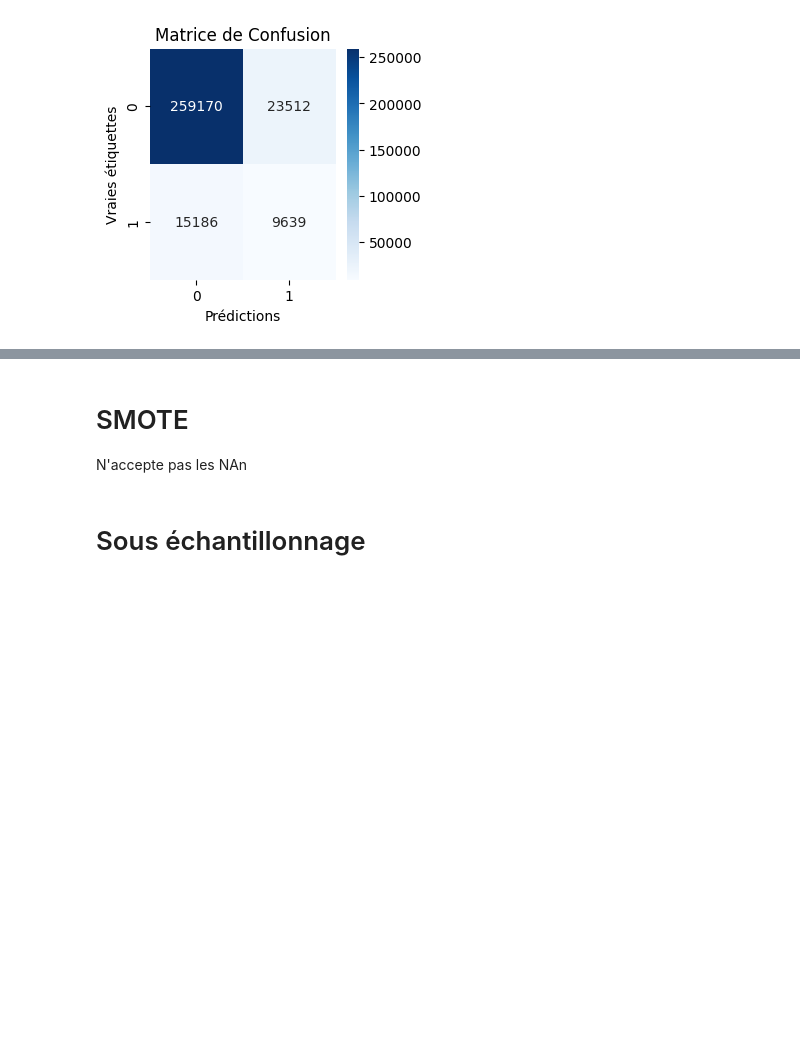
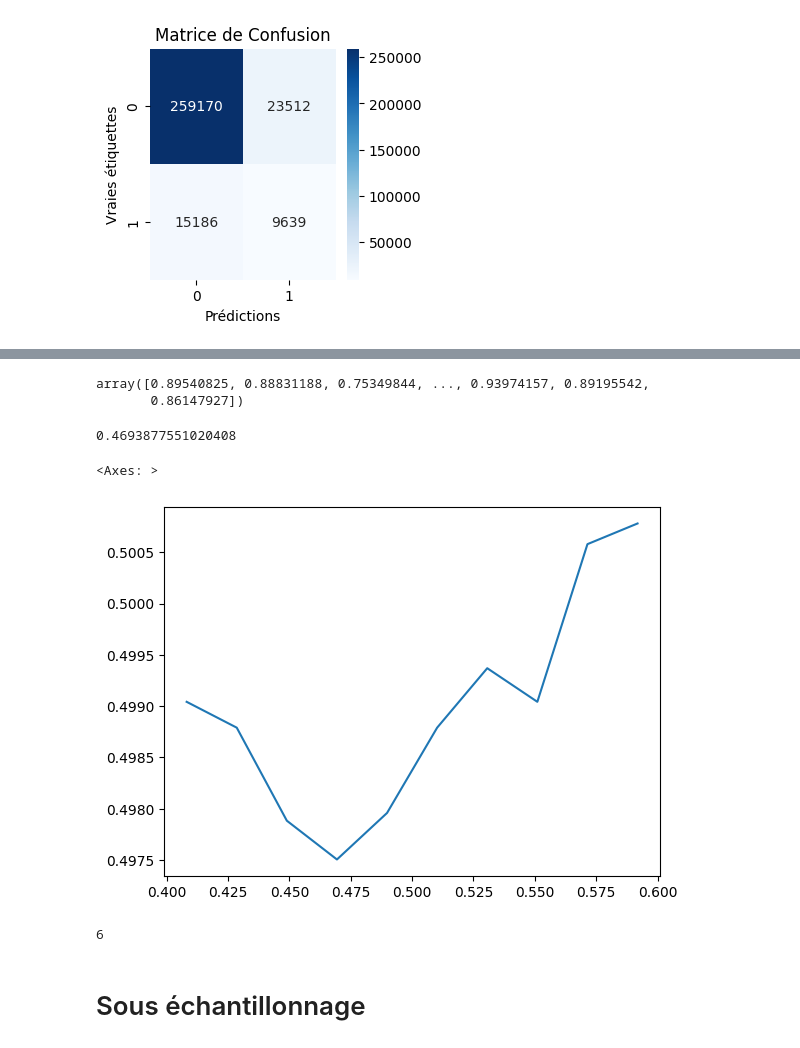
Before and after one commit to ArhurK/P7_Data_Scientist_implentez_un_modele_de_scoring, a Jupyter notebook: P7_Data_Scientist_Scoring.ipynb, the cells around one changed output, grey strips where cells are left out. Saved outputs shown, nothing was run; the diff lists cells and outputs as text; code cells hidden in the pictures; blank space fills up the shorter version.

```diff
--- a/P7_Data_Scientist_Scoring.ipynb
+++ b/P7_Data_Scientist_Scoring.ipynb
@@ -758,6 +758,7 @@ for train_index, val_index in kf.split(X):
 
     # Créer et entraîner le modèle LightGBM
     clf = lgb.LGBMClassifier()
+    clf.set_params(verbosity = -1)
     clf.fit(X_train, y_train)
 
     pred = clf.predict_proba(X_val)
@@ -770,10 +771,10 @@ for train_index, val_index in kf.split(X):
 
 # Afficher les scores de validation pour chaque pli
 for i, score in enumerate(validation_scores):
-    print(f"Score de validation pour le pli {i + 1}: {score}")
+    print(f"Score de validation pour le pli {i + 1}: {score:.4f}")
 
 # Calculer la moyenne des scores de validation
 mean_validation_score = np.mean(validation_scores)
-print(f"Moyenne des scores de validation sur les {n_splits} plis : {mean_validation_score}")
+print(f"Moyenne des scores de validation sur les {n_splits} plis : {mean_validation_score:.4f}")
 # %% [output]
 [LightGBM] [Info] Number of positive: 19804, number of negative: 226201
@@ -880,6 +890,7 @@ for train_index, val_index in kf.split(X):
 
     # Créer et entraîner le modèle LightGBM avec les poids de classe
     clf = lgb.LGBMClassifier(class_weight=class_weight)
+    clf.set_params(verbosity=-1)
     clf.fit(X_train, y_train)
 
     pred = clf.predict_proba(X_val)
@@ -1052,0 +1107,7 @@ matrice_conf_plot(
+# %%
+from sklearn.model_selection import cross_val_predict
+
+my_best_model = lgb.LGBMClassifier(class_weight=class_weight)
+my_best_model.set_params(**random_search.best_params_)
+
+preds_best_model = cross_val_predict(my_best_model,X_train,y_train,cv=5, method = 'predict_proba')
@@ -1053,3 +1132,36 @@ matrice_conf_plot(
+# %%
+preds_best_model[:,1]
+# %% [output]
+array([0.89540825, 0.88831188, 0.75349844, ..., 0.93974157, 0.89195542,
+       0.86147927])
+# %%
+res_best_model = []
+
+for seuil in np.linspace(0,1,50):
+  res_best_model.append(
+      custom_metric(
+        y_true=y_train,
+        y_pred = preds_best_model[:,1],
+        seuil = seuil
+                )
+  )
+# %%
+np.linspace(0,1,50)[np.argmin(res_best_model)]
+# %% [output]
+0.4693877551020408
+# %%
+sns.lineplot(
+   x =  np.linspace(0,1,50)[20:30],
+   y = res_best_model[20:30]
+
+)
+# %% [output]
+<Axes: >
+[figure, added]
+# %%
+3+3
+# %% [output]
+6
 # %%
 # import matplotlib.pyplot as plt
 # from sklearn.metrics import confusion_matrix, ConfusionMatrixDisplay
@@ -1078,6 +1190,3 @@ matrice_conf_plot(
 # matrice_confusion_plot(y_test=trues_proba, y_pred=prediction_proba_weights[:, 1], seuil=0.5)
 # %%
 # matrice_conf_plot(y_test=trues_proba,y_pred=prediction_proba_weights[:,1],seuil = 0.5)
-# %% [markdown]
-# SMOTE
-  N'accepte pas les NAn
```
Also changed, not shown: parts of 28 cells of this notebook.
